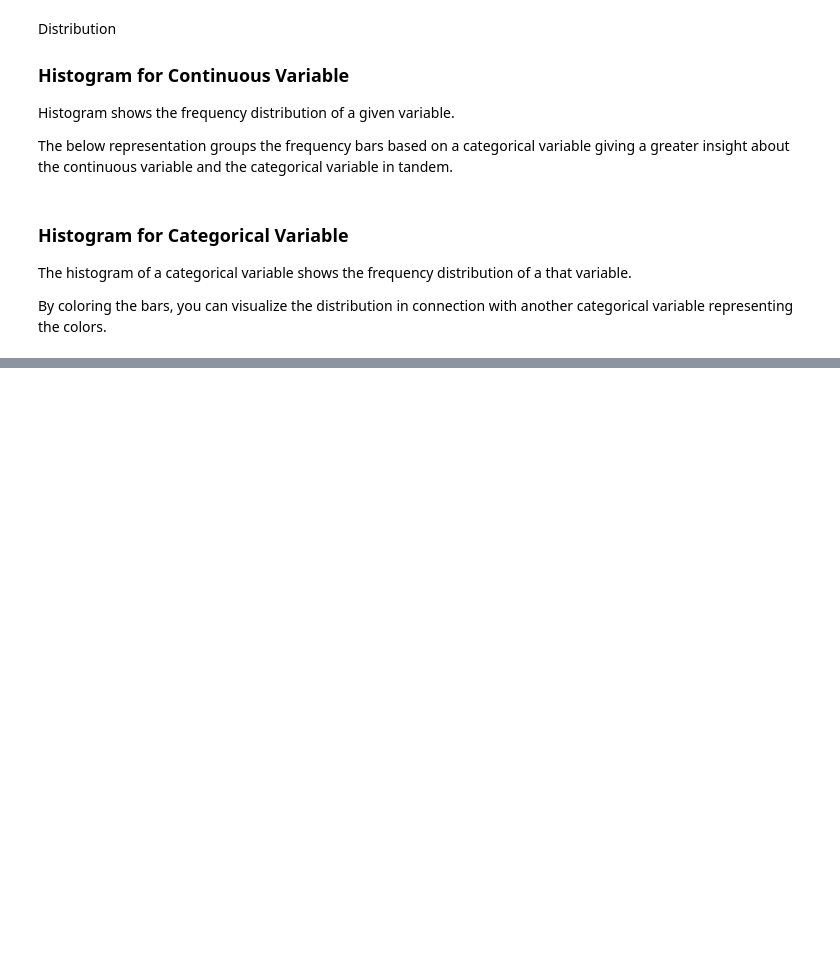
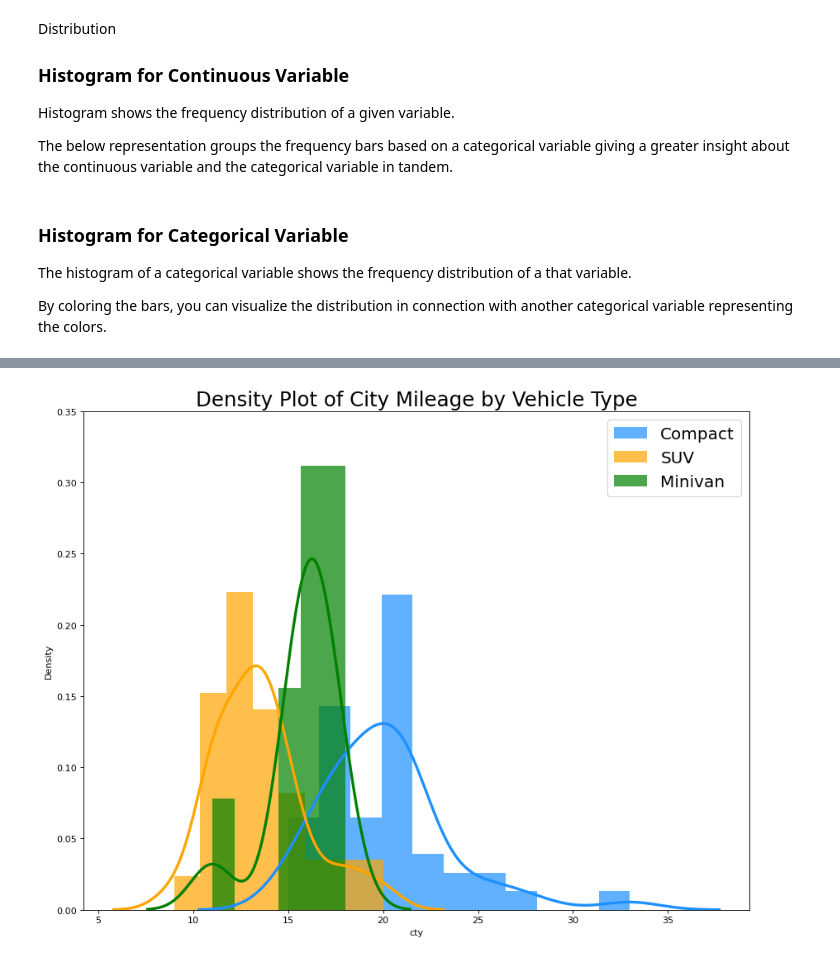
Before and after one commit to gitony0101/X4DS, a Jupyter notebook: evan/mpl50.ipynb, the cells around one changed output, grey strips where cells are left out. Drawn from its saved outputs; the diff is of its cells as text; code cells hidden in the pictures; blank space fills up the shorter version.

```diff
--- a/evan/mpl50.ipynb
+++ b/evan/mpl50.ipynb
@@ -894,0 +946,23 @@ Text(0.5, 1.0, 'Stacked Histogram of  $manufacturer$ colored by $class$')
+# %%
+# Import Data mpg
+# df.head()
+
+# Draw Plot
+plt.figure(figsize=(13,10),dpi=80)
+sns.distplot(df.loc[df['class'] == 'compact','cty'],
+            color='dodgerblue',label="Compact",
+             hist_kws={'alpha':.7},kde_kws={'linewidth':3})
+sns.distplot(df.loc[df['class'] == 'suv','cty'],
+            color='orange',label="SUV",
+             hist_kws={'alpha':.7},kde_kws={'linewidth':3})
+sns.distplot(df.loc[df['class'] == 'minivan','cty'],
+            color='g',label="Minivan",
+             hist_kws={'alpha':.7},kde_kws={'linewidth':3})
+plt.ylim(0,0.35) # note the lim here, for the beauty
+
+# Decoration
+plt.title('Density Plot of City Mileage by Vehicle Type',fontsize=22)
+plt.legend(fontsize=18)
+plt.show()
+# %% [output]
+[figure, added]
```
Also changed, not shown: parts of 5 cells of this notebook.
